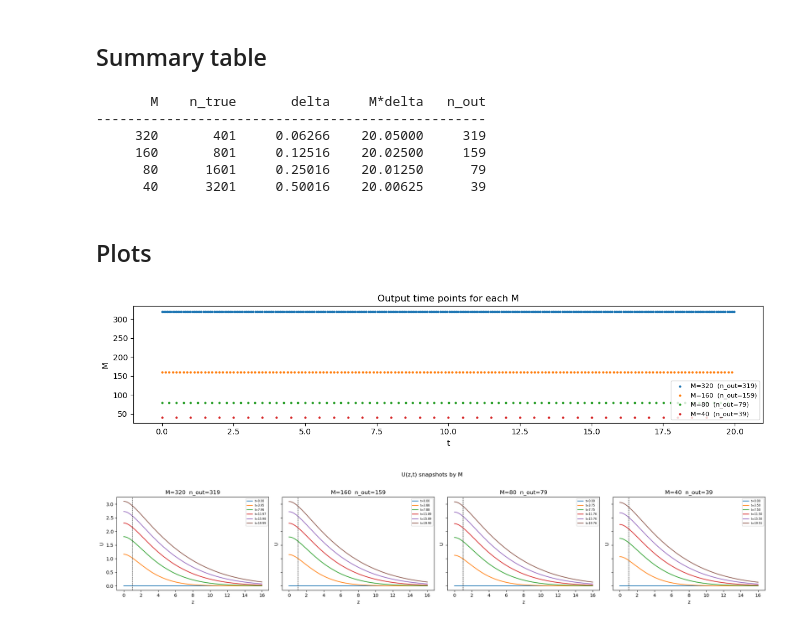
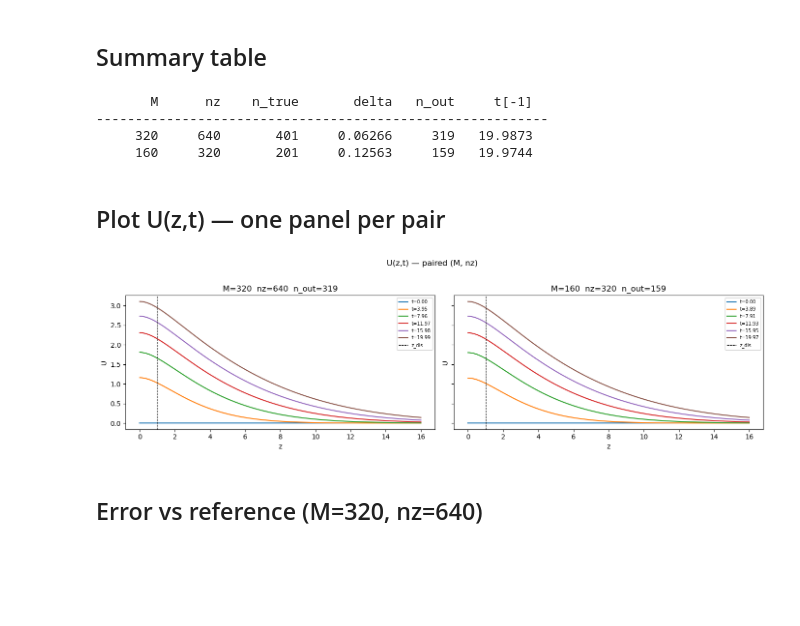
Before and after one commit to ujaimeye/2Layer_CN_NN, a Jupyter notebook: focus1/compare_M_v1.ipynb, the cells around one changed output. Saved outputs shown, nothing was run; the diff lists cells and outputs as text; code cells hidden in the pictures; blank space fills up the shorter version.

```diff
--- a/focus1/compare_M_v1.ipynb
+++ b/focus1/compare_M_v1.ipynb
@@ -80,53 +61,40 @@ t[0]=0.0000  t[-1]=19.5061  n_t=40
 # %% [markdown]
 ## Summary table
 # %%
-print(f'  {"M":>6}  {"n_true":>8}  {"delta":>10}  {"M*delta":>10}  {"n_out":>6}')
-print('-' * 50)
-for M, sol in solvers.items():
+print(f'  {"M":>6}  {"nz":>6}  {"n_true":>8}  {"delta":>10}  {"n_out":>6}  {"t[-1]":>8}')
+print('-' * 58)
+for (M, nz), sol in solvers.items():
     t = sol['t']
-    print(f'  {M:>6d}  {sol._n_true:>8d}  {sol._delta:>10.5f}'
-          f'  {M*sol._delta:>10.5f}  {len(t)-1:>6d}')
+    print(f'  {M:>6d}  {nz:>6d}  {sol._n_true:>8d}  {sol._delta:>10.5f}'
+          f'  {len(t)-1:>6d}  {t[-1].item():>8.4f}')
 # %% [output]
-       M    n_true       delta     M*delta   n_out
---------------------------------------------------
-     320       401     0.06266    20.05000     319
-     160       801     0.12516    20.02500     159
-      80      1601     0.25016    20.01250      79
-      40      3201     0.50016    20.00625      39
+       M      nz    n_true       delta   n_out     t[-1]
+----------------------------------------------------------
+     320     640       401     0.06266     319   19.9873
+     160     320       201     0.12563     159   19.9744
-# %% [markdown]
-## Plots
-# %%
-# ── t grid comparison ────────────────────────────────────────────────────
-fig, ax = plt.subplots(figsize=(12, 3))
-for row, (M, sol) in enumerate(solvers.items()):
-    t_cpu = sol['t'].cpu()
-    ax.scatter(t_cpu, [M]*len(t_cpu), s=4, label=f'M={M}  (n_out={len(t_cpu)-1})')
-ax.set_xlabel('t')
-ax.set_ylabel('M')
-ax.set_title('Output time points for each M')
-ax.legend(fontsize=8)
-plt.tight_layout(); plt.show()
-# %% [output]
-[figure, removed]
+# %% [markdown]
+## Plot U(z,t) — one panel per pair
 # %%
-# ── U(z,t) snapshots for each M ─────────────────────────────────────────
-n_M    = len(M_list)
-fig, axes = plt.subplots(1, n_M, figsize=(5*n_M, 4), sharey=True)
+n_pairs = len(pairs)
+fig, axes = plt.subplots(1, n_pairs, figsize=(7 * n_pairs, 4), sharey=True)
 
-for ax, (M, sol) in zip(axes, solvers.items()):
+for ax, (M, nz) in zip(axes, pairs):
+    sol   = solvers[(M, nz)]
     U     = sol['U'].cpu()
     z_cpu = sol['z'].cpu()
     t_cpu = sol['t'].cpu()
-    idx   = torch.linspace(0, len(t_cpu)-1, 6).long()
+    idx   = torch.linspace(0, len(t_cpu) - 1, 6).long()
     for i in idx:
         ax.plot(z_cpu, U[:, i], label=f't={t_cpu[i]:.2f}')
-    ax.axvline(z_dis, color='k', linestyle='--', lw=0.8)
+    ax.axvline(z_dis, color='k', linestyle='--', lw=0.8, label='z_dis')
     ax.set_xlabel('z'); ax.set_ylabel('U')
-    ax.set_title(f'M={M}  n_out={len(t_cpu)-1}')
-    ax.legend(fontsize=6)
+    ax.set_title(f'M={M}  nz={nz}  n_out={len(t_cpu)-1}')
+    ax.legend(fontsize=7)
 
-plt.suptitle('U(z,t) snapshots by M', y=1.02)
+plt.suptitle('U(z,t) — paired (M, nz)', y=1.02)
 plt.tight_layout(); plt.show()
 # %% [output]
-[figure, old version]
+[figure, new version]
+# %% [markdown]
+## Error vs reference (M=320, nz=640)
 # %%
```
Also changed, not shown: parts of 9 cells of this notebook, 1 other file.
